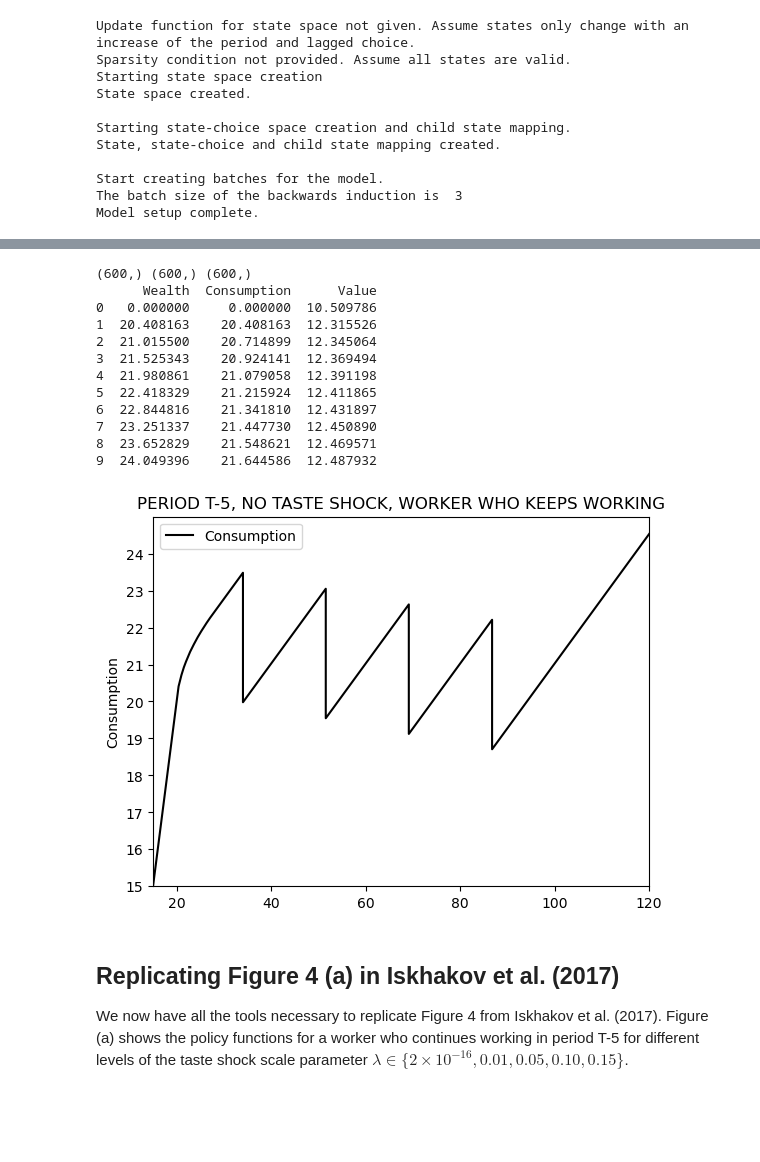
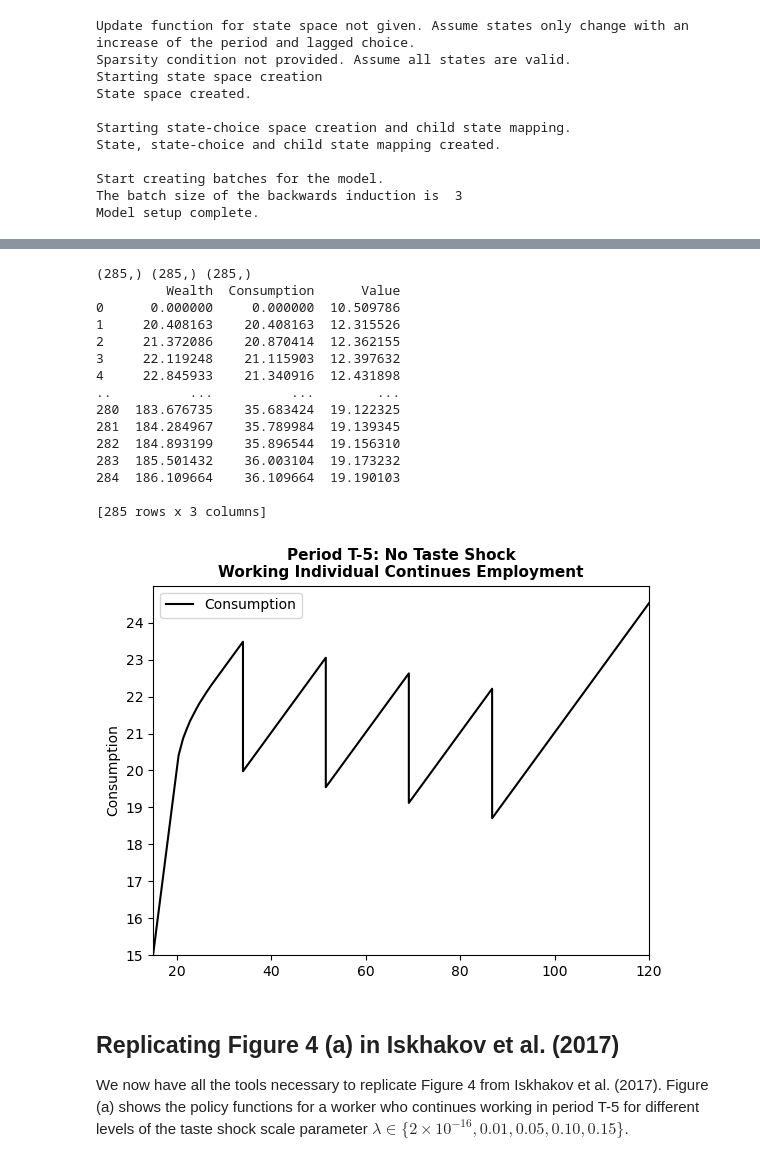
Before and after one commit to OpenSourceEconomics/dcegm, a Jupyter notebook: docs/source/background/interface_plots.ipynb, the cells around one changed output, grey strips where cells are left out. Saved outputs shown, nothing was run; the diff lists cells and outputs as text; code cells hidden in the pictures; blank space fills up the shorter version.

```diff
--- a/docs/source/background/interface_plots.ipynb
+++ b/docs/source/background/interface_plots.ipynb
@@ -140,18 +122,16 @@ After solving the model, we can use the interface functions to visualize the sol
 # %%
 # set up the model structure and process the model functions, notice how this is independent of the params dictionary that contains the model parameters.
-model = setup_model(
-    options=options,
+model = dcegm.setup_model(
+    model_config=model_config,
+    model_specs=model_specs,
     state_space_functions=model_funcs["state_space_functions"],
     utility_functions=model_funcs["utility_functions"],
     utility_functions_final_period=model_funcs["utility_functions_final_period"],
     budget_constraint=model_funcs["budget_constraint"],
 )
 
-# get the solve function for the model, this function is used to solve the model for a given set of parameters
-solve_func = get_solve_func_for_model(model)
-
-# solve the model for the given parameters we specified above
-value, policy, endog_grid = solve_func(params)
+# solve the model for the given parameters
+model_solved = model.solve(params)
 # %% [output]
 Update function for state space not given. Assume states only change with an increase of the period and lagged choice.
 Sparsity condition not provided. Assume all states are valid.
@@ -169,57 +154,57 @@ Now let's examine the value and policy functions for the model we solved, consid
 # %%
-state_choice_dict = {
-    "period": 37,  # Periods start at 0, the last period number T=44 has index 43 so period T-5 has index 38
-    "lagged_choice": 0,  # choice in the previous period d_{t-1}, zero meaning working
-    "choice": 0,  # choice in the current period d_t, zero meaning working
-    "dummy_stochastic": 0,  # dummy exogenous state variable can be ignored for now
+state_dict = {
+    "period": 37,  # since we have 43 periods, starting from 0, period 37 is t = 38 so we look at T-5
+    "lagged_choice": 0,  # choice in the previous period d_{t-1}
 }
+choice = 0  # choice in the current period d_t
+assets_bop, value, consumption = model_solved.get_solution_for_state_choice(
+    state_dict, choice
+)  # choice = 0 means working
 
-# get the index of the state choice pair in the endogenous grid
-state_choice_index = get_state_choice_index_per_discrete_state_and_choice(
-    model, state_choice_dict
-)
-
-# lets look at the value function and the policy function for the state choice pair on the endogenous grid i.e. the wealth grid
-consumption_function = jnp.take(policy, state_choice_index, axis=0)
-value_function = jnp.take(value, state_choice_index, axis=0)
-wealth_grid = jnp.take(endog_grid, state_choice_index, axis=0)
 
 # all three objects have the same shape, they are all 1D arrays
-print(consumption_function.shape, value_function.shape, wealth_grid.shape)
+print(consumption.shape, value.shape, assets_bop.shape)
 
 # we can look at a table of the values e.g. using pandas
 df = pd.DataFrame(
     {
-        "Wealth": wealth_grid,
-        "Consumption": consumption_function,
-        "Value": value_function,
+        "Wealth": assets_bop,
+        "Consumption": consumption,
+        "Value": value,
     }
 )
-print(df[:10])
+print(df)  # display the first 10 rows of the dataframe
 
 # we can also plot these functions
-plt.plot(wealth_grid, consumption_function, label="Consumption", color="black")
+plt.plot(assets_bop, consumption, label="Consumption", color="black")
 plt.xlim([15, 120])
 plt.ylim([15, 25])
 plt.yticks(np.arange(15, 25, 1))
 plt.ylabel("Consumption")
-plt.title("PERIOD T-5, NO TASTE SHOCK, WORKER WHO KEEPS WORKING")
+plt.title(
+    "Period T-5: No Taste Shock\nWorking Individual Continues Employment",
+    fontsize=11,
+    fontweight="bold",
+)
 plt.legend()
 plt.show()
 # %% [output]
-(600,) (600,) (600,)
-      Wealth  Consumption      Value
-0   0.000000     0.000000  10.509786
-1  20.408163    20.408163  12.315526
-2  21.015500    20.714899  12.345064
-3  21.525343    20.924141  12.369494
-4  21.980861    21.079058  12.391198
-5  22.418329    21.215924  12.411865
-6  22.844816    21.341810  12.431897
-7  23.251337    21.447730  12.450890
-8  23.652829    21.548621  12.469571
-9  24.049396    21.644586  12.487932
+(285,) (285,) (285,)
+         Wealth  Consumption      Value
+0      0.000000     0.000000  10.509786
+1     20.408163    20.408163  12.315526
+2     21.372086    20.870414  12.362155
+3     22.119248    21.115903  12.397632
+4     22.845933    21.340916  12.431898
+..          ...          ...        ...
+280  183.676735    35.683424  19.122325
+281  184.284967    35.789984  19.139345
+282  184.893199    35.896544  19.156310
+283  185.501432    36.003104  19.173232
+284  186.109664    36.109664  19.190103
+
+[285 rows x 3 columns]
-[figure, old version]
+[figure, new version]
 # %% [markdown]
 ## Replicating Figure 4 (a) in Iskhakov et al. (2017)
 
```
Also changed, not shown: parts of 15 cells of this notebook, 2 other files.
